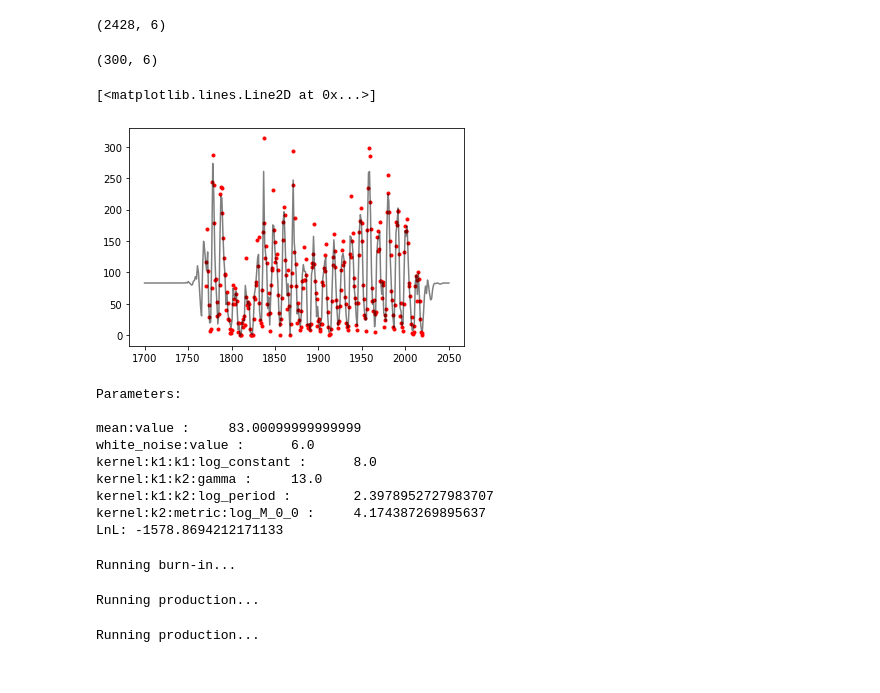
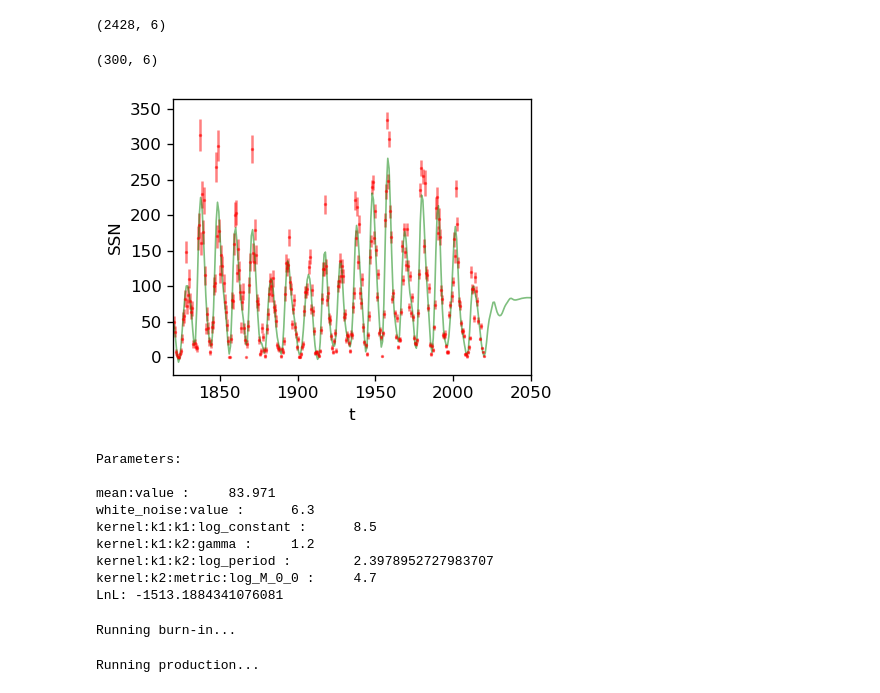
Before and after one commit to christandoi/ast596fds-final, a Jupyter notebook: frank/nb1.ipynb, the cells around one changed output. Cells and saved outputs as stored; diff of their text form; code cells hidden in the pictures.

```diff
--- a/frank/nb1.ipynb
+++ b/frank/nb1.ipynb
@@ -173,29 +171,43 @@ def kernel(A,gamma,logP,m):
     return k2
 # %%
 # select only nth data points
-nth = 10
-data_select = silso_monthly[-3000::nth]
+nth = 8
+data_select = silso_monthly[-2400::nth]
 print(data_select.shape)
 
 t = data_select[:,1]
 y = data_select[:,2]
 yerr = data_select[:,3]
 
-guess = [np.exp(8), 13, np.log(11), 65]
+guess = [np.exp(8.5), 1.2, np.log(11), np.exp(4.7)]
 
 gp = george.GP(kernel=kernel(*guess), mean=np.mean(y), fit_mean=True,
-              white_noise=6, fit_white_noise=True)
+              white_noise=6.3, fit_white_noise=True)
 gp.compute(t, yerr)
 
-t_pred = np.linspace(1700,2050,300)
+t_pred = np.linspace(1800,2050,300)
 pred = gp.predict(y, t_pred, return_cov=False)
 
-plt.plot(data_select[:,1], data_select[:,2], 'r.')
-plt.plot(t_pred, pred, 'k', alpha=0.5)
+fig, ax = plt.subplots(figsize=(4,3), dpi=120)
+
+
+plt.errorbar(t, y, yerr=yerr, fmt= 'r.',markersize=2, linestyle='None', alpha=0.5, \
+             label='condition points')
+plt.plot(t_pred, pred, 'g', lw=1, alpha=0.5)
+
+plt.xlabel('t')
+plt.ylabel('SSN')
+
+plt.xlim([1820,2050])
+
+plt.tight_layout()
+
+plt.savefig('GP_guess.png')
+
+plt.show()
 # %% [output]
 (300, 6)
-[<matplotlib.lines.Line2D at 0x...>]
-[figure, old version]
+[figure, new version]
 # %%
 p = gp.get_parameter_vector()
 print('Parameters:\n')
@@ -205,13 +217,13 @@ print('LnL:', lnprob(p))
 # %% [output]
 Parameters:
 
-mean:value :     83.00099999999999
-white_noise:value :      6.0
-kernel:k1:k1:log_constant :      8.0
-kernel:k1:k2:gamma :     13.0
+mean:value :     83.971
+white_noise:value :      6.3
+kernel:k1:k1:log_constant :      8.5
+kernel:k1:k2:gamma :     1.2
 kernel:k1:k2:log_period :        2.3978952727983707
-kernel:k2:metric:log_M_0_0 :     4.174387269895637
-LnL: -1578.8694212171133
+kernel:k2:metric:log_M_0_0 :     4.7
+LnL: -1513.1884341076081
 # %%
 mean = np.mean(y)
 std  = np.std(y)
@@ -267,13 +276,12 @@ sampler = emcee.EnsembleSampler(nwalkers, ndim, lnprob)
 
 print("Running burn-in...")
 p0, _, _ = sampler.run_mcmc(p0, 100, progress=True)
-sampler.reset()
+# sampler.reset()
 
-print("Running production...")
-p0, _, _ = sampler.run_mcmc(p0, 100, progress=True);
+# print("Running production...")
+# p0, _, _ = sampler.run_mcmc(p0, 100, progress=True);
 # %% [output]
 Running burn-in...
-Running production...
 # %%
 print("Running production...")
 p0, _, _ = sampler.run_mcmc(p0, 300, progress=True);
```
Also changed, not shown: parts of 9 cells of this notebook, 12 other files.
